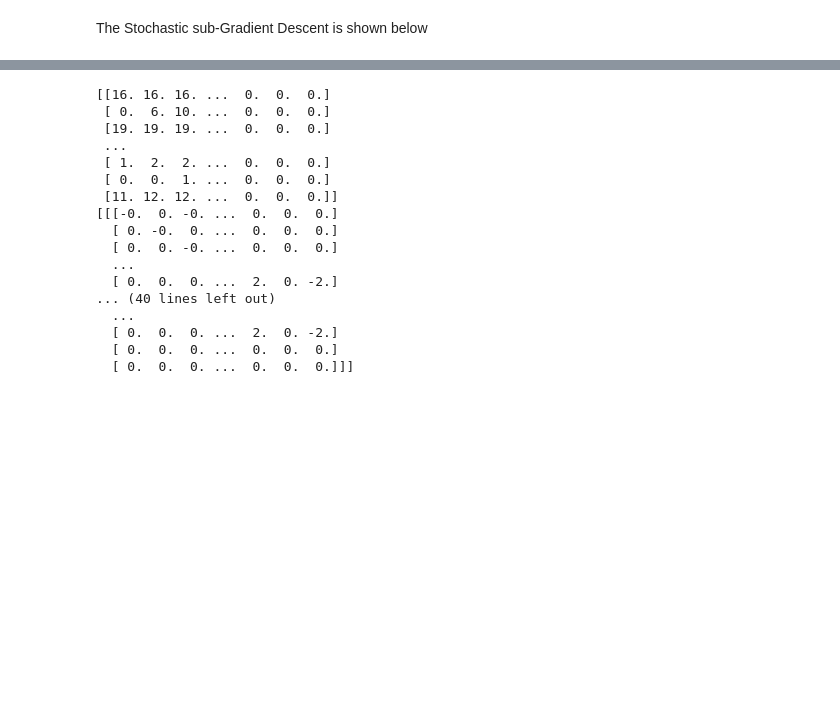
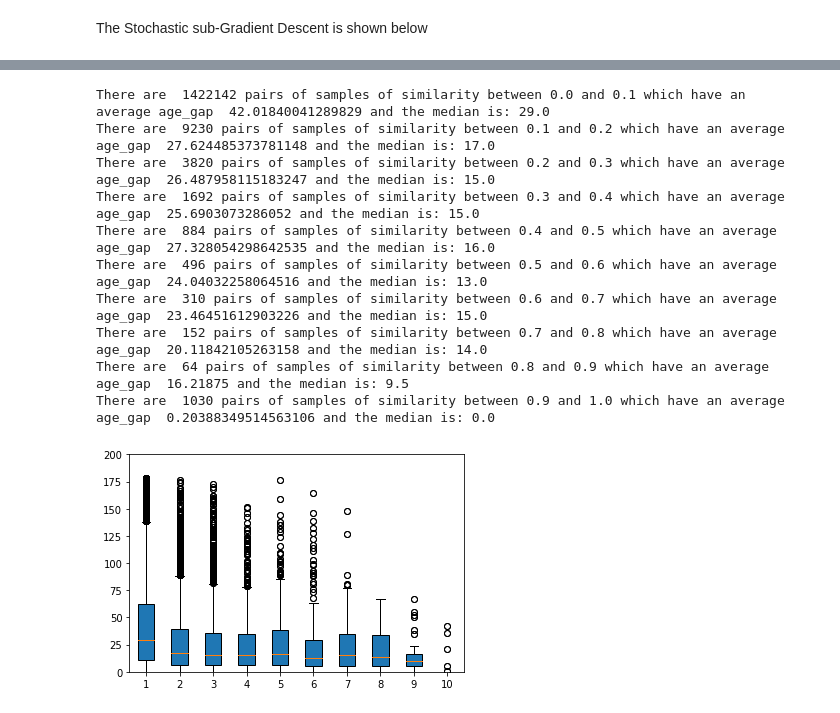
Before and after one commit to waystogetthere/Multi-task_Kernel_learning_Algorithm, a Jupyter notebook: Multi-Task_2-Constraints_Kernel.ipynb, the cells around one changed output, grey strips where cells are left out. Cells and saved outputs as stored; diff of their text form; code cells hidden in the pictures; blank space fills up the shorter version.

```diff
--- a/Multi-Task_2-Constraints_Kernel.ipynb
+++ b/Multi-Task_2-Constraints_Kernel.ipynb
@@ -14,2 +10,11 @@ BANDWIDTH = 100
+# %%
+max_iteration = 10000
+weight_decay = 1e-5
+NUM_EMPLOYEES = 1200
+NUM_TRAIN = 1000
+NUM_VAL = 200
+Epsilons = [10,10]
+NUM_FEATURES = 5
+BANDWIDTH = 0.5
 # %% [markdown]
 Define the Training Set, the Life-Time Matrix and Gaussian Kernel.
@@ -39,0 +21,2 @@ maximum_ob_time = Y.shape[1]
+# %%
+X, Y, survival_times = f.Generating_Synthetic_Set(NUM_EMPLOYEES, NUM_FEATURES, Epsilons, bias = False)
@@ -39,0 +25,27 @@ maximum_ob_time = Y.shape[1]
+# %%
+five_percent = int(len(survival_times) * 0.05)
+five_percent_indices = np.argsort(survival_times)[(-1) * five_percent:]
+threshold_age = survival_times[five_percent_indices[0]]
+survival_times[five_percent_indices] = threshold_age
+
+for i in five_percent_indices:
+    while(True):
+        _lambda = 0
+        Epsilon_1, Epsilon_2 = Epsilons
+        while (True):
+            X[i] = np.random.multivariate_normal(np.zeros(NUM_FEATURES), np.eye(NUM_FEATURES))
+            _lambda = Epsilon_1 * np.sum(X[i, :] ** 2) + Epsilon_2 * np.sum(X[i, :])
+            if _lambda > 0:
+                break
+
+
+        age = np.ceil(np.random.exponential(_lambda, size=1))
+        if age <= threshold_age:
+            survival_times[i] = age
+            break
+
+NUM_TASKS = int(np.max(survival_times))
+Y = np.ones((NUM_EMPLOYEES, NUM_TASKS))
+# the lifetime matrix of all employees, if one employee leave at the time interval k, then from Y[i,k](inlcude)  all entries are -1
+for i in range(NUM_EMPLOYEES):
+    Y[i, int(survival_times[i]):] = -1
@@ -40,2 +57,7 @@ maximum_ob_time = Y.shape[1]
+# %%
+# Kernel_Matrix = f.Generating_Kernel(X, "Gaussian_Kernel", BW = BANDWIDTH)
+Kernel_Matrix = f.Generating_Kernel(X, "Quick_Gaussian_Kernel", BW = BANDWIDTH)
+Kernel_Matrix_Train = Kernel_Matrix[:NUM_TRAIN,:NUM_TRAIN]
+Kernel_Matrix_Val = Kernel_Matrix[NUM_TRAIN:,:NUM_TRAIN]
 # %% [markdown]
 The Stochastic sub-Gradient Descent is shown below
@@ -140,21 +64,14 @@ the accuracy is: 0.5112444444444444
-# %%
-print(alpha)
-print(beta)
-# %% [output]
-[[16. 16. 16. ...  0.  0.  0.]
- [ 0.  6. 10. ...  0.  0.  0.]
- [19. 19. 19. ...  0.  0.  0.]
- ...
- [ 1.  2.  2. ...  0.  0.  0.]
- [ 0.  0.  1. ...  0.  0.  0.]
- [11. 12. 12. ...  0.  0.  0.]]
-[[[-0.  0. -0. ...  0.  0.  0.]
-  [ 0. -0.  0. ...  0.  0.  0.]
-  [ 0.  0. -0. ...  0.  0.  0.]
-  ...
-  [ 0.  0.  0. ...  2.  0. -2.]
-... (40 lines left out)
-  ...
-  [ 0.  0.  0. ...  2.  0. -2.]
-  [ 0.  0.  0. ...  0.  0.  0.]
-  [ 0.  0.  0. ...  0.  0.  0.]]]
+# %%
+f.Validate_Synthetic_DataSet(Kernel_Matrix, survival_times)
+# %% [output]
+There are  1422142 pairs of samples of similarity between 0.0 and 0.1 which have an average age_gap  42.01840041289829 and the median is: 29.0
+There are  9230 pairs of samples of similarity between 0.1 and 0.2 which have an average age_gap  27.624485373781148 and the median is: 17.0
+There are  3820 pairs of samples of similarity between 0.2 and 0.3 which have an average age_gap  26.487958115183247 and the median is: 15.0
+There are  1692 pairs of samples of similarity between 0.3 and 0.4 which have an average age_gap  25.6903073286052 and the median is: 15.0
+There are  884 pairs of samples of similarity between 0.4 and 0.5 which have an average age_gap  27.328054298642535 and the median is: 16.0
+There are  496 pairs of samples of similarity between 0.5 and 0.6 which have an average age_gap  24.04032258064516 and the median is: 13.0
+There are  310 pairs of samples of similarity between 0.6 and 0.7 which have an average age_gap  23.46451612903226 and the median is: 15.0
+There are  152 pairs of samples of similarity between 0.7 and 0.8 which have an average age_gap  20.11842105263158 and the median is: 14.0
+There are  64 pairs of samples of similarity between 0.8 and 0.9 which have an average age_gap  16.21875 and the median is: 9.5
+There are  1030 pairs of samples of similarity between 0.9 and 1.0 which have an average age_gap  0.20388349514563106 and the median is: 0.0
+[figure, added]
```
Also changed, not shown: parts of 18 cells of this notebook, 3 other files.
